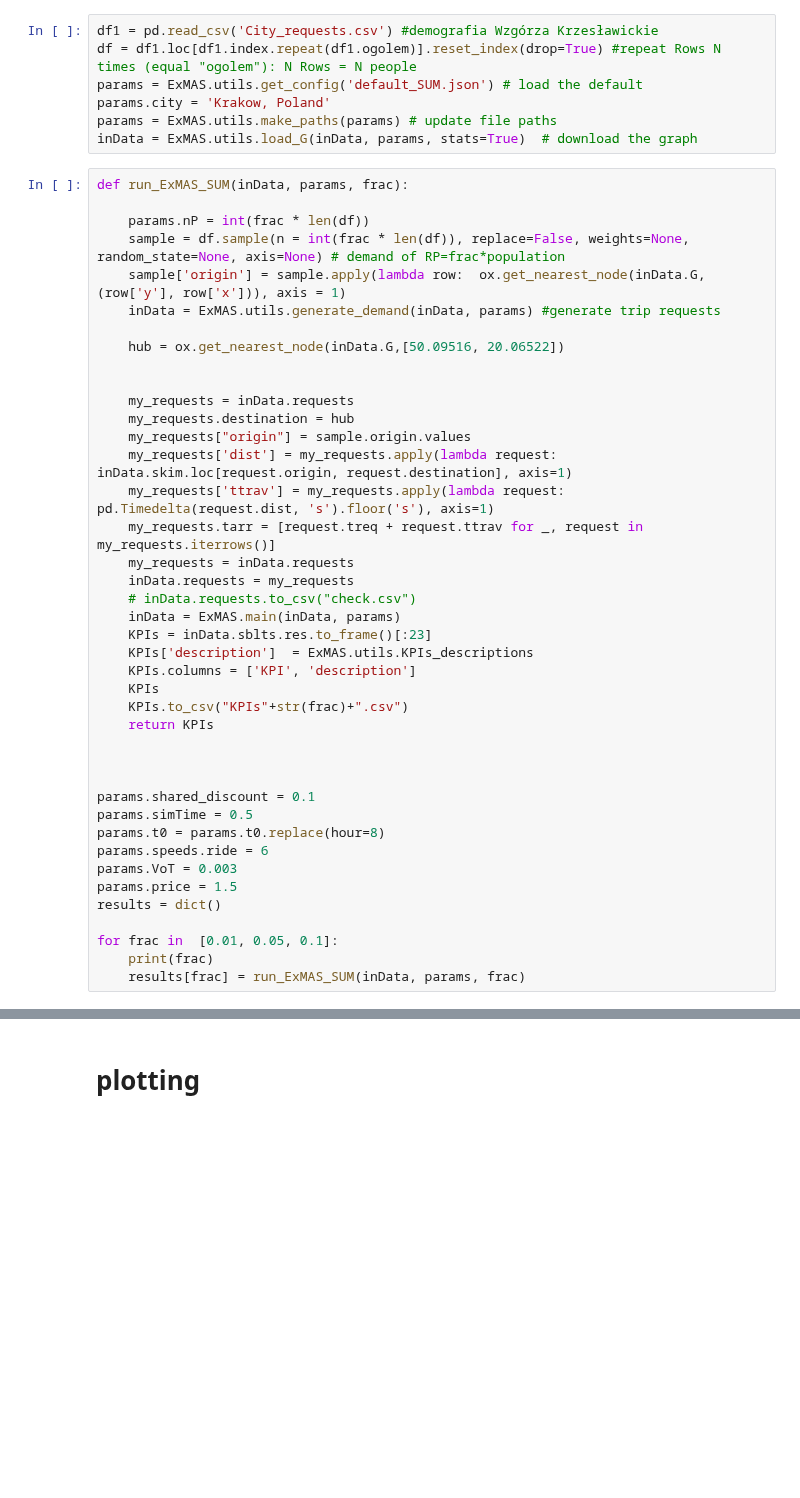
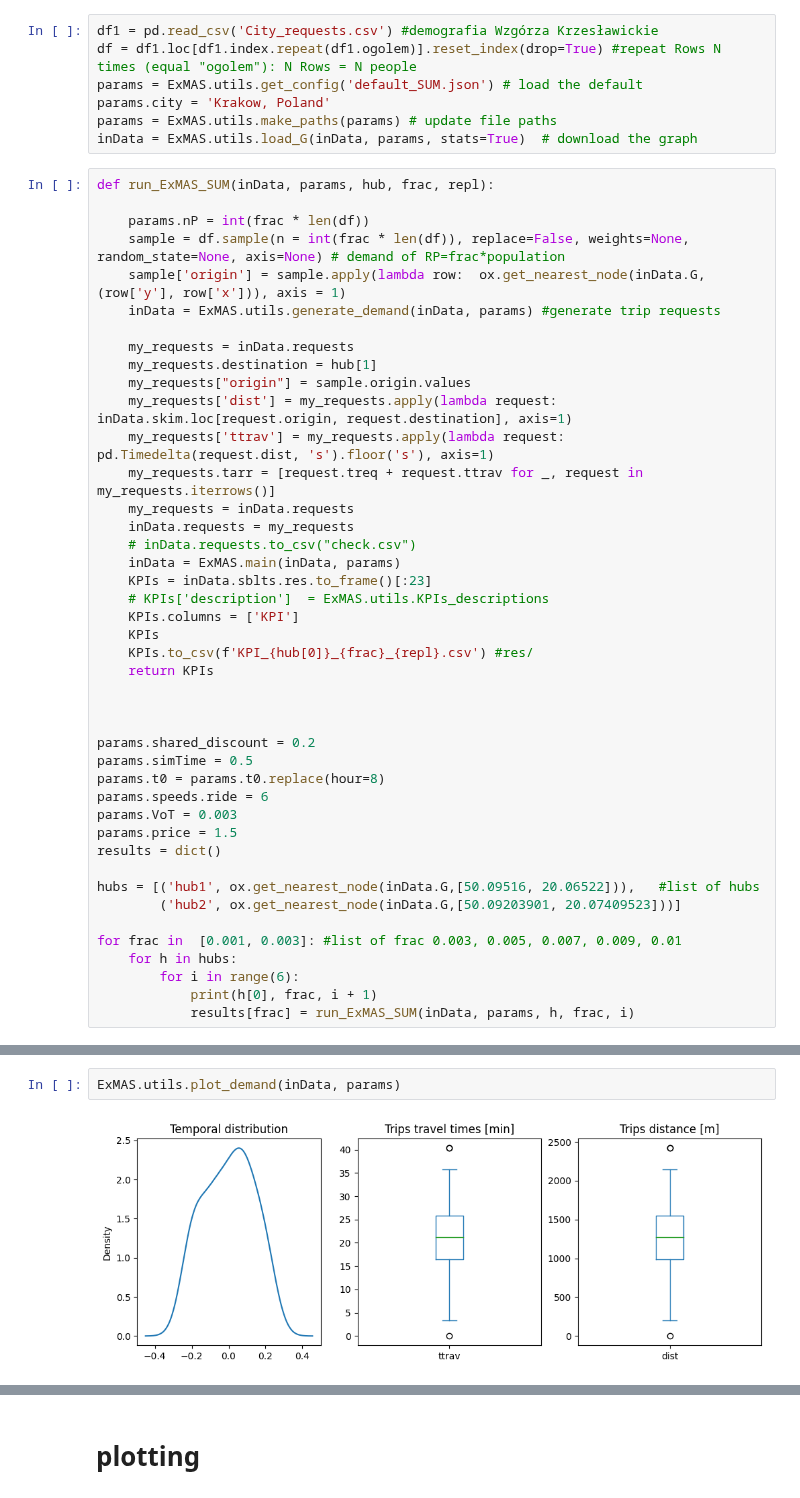
Before and after one commit to OlhaShulikaUJ/ExMAS-plotting, a Jupyter notebook: KRK/ExMAS_KRK_WK.ipynb, the cells around one changed output, grey strips where cells are left out. Drawn from its saved outputs; the diff is of its cells as text; blank space fills up the shorter version.

```diff
--- a/KRK/ExMAS_KRK_WK.ipynb
+++ b/KRK/ExMAS_KRK_WK.ipynb
@@ -75,18 +72,15 @@ params.city = 'Krakow, Poland'
 params = ExMAS.utils.make_paths(params) # update file paths
 inData = ExMAS.utils.load_G(inData, params, stats=True)  # download the graph
 # %%
-def run_ExMAS_SUM(inData, params, frac):
+def run_ExMAS_SUM(inData, params, hub, frac, repl):
 
     params.nP = int(frac * len(df))
     sample = df.sample(n = int(frac * len(df)), replace=False, weights=None, random_state=None, axis=None) # demand of RP=frac*population
     sample['origin'] = sample.apply(lambda row:  ox.get_nearest_node(inData.G, (row['y'], row['x'])), axis = 1)
     inData = ExMAS.utils.generate_demand(inData, params) #generate trip requests
 
-    hub = ox.get_nearest_node(inData.G,[50.09516, 20.06522])
-
-
     my_requests = inData.requests
-    my_requests.destination = hub
+    my_requests.destination = hub[1]
     my_requests["origin"] = sample.origin.values
     my_requests['dist'] = my_requests.apply(lambda request: inData.skim.loc[request.origin, request.destination], axis=1)
     my_requests['ttrav'] = my_requests.apply(lambda request: pd.Timedelta(request.dist, 's').floor('s'), axis=1)
@@ -96,15 +90,15 @@ def run_ExMAS_SUM(inData, params, frac):
     # inData.requests.to_csv("check.csv")
     inData = ExMAS.main(inData, params)
     KPIs = inData.sblts.res.to_frame()[:23]
-    KPIs['description']  = ExMAS.utils.KPIs_descriptions
-    KPIs.columns = ['KPI', 'description']
+    # KPIs['description']  = ExMAS.utils.KPIs_descriptions
+    KPIs.columns = ['KPI']
     KPIs
-    KPIs.to_csv("KPIs"+str(frac)+".csv")
+    KPIs.to_csv(f'KPI_{hub[0]}_{frac}_{repl}.csv') #res/
     return KPIs
 
 
 
-params.shared_discount = 0.1
+params.shared_discount = 0.2
 params.simTime = 0.5
 params.t0 = params.t0.replace(hour=8)
 params.speeds.ride = 6
@@ -112,7 +106,12 @@ params.VoT = 0.003
 params.price = 1.5
 results = dict()
 
-for frac in  [0.01, 0.05, 0.1]:
-    print(frac)
-    results[frac] = run_ExMAS_SUM(inData, params, frac)
+hubs = [('hub1', ox.get_nearest_node(inData.G,[50.09516, 20.06522])),   #list of hubs
+        ('hub2', ox.get_nearest_node(inData.G,[50.09203901, 20.07409523]))]
+
+for frac in  [0.001, 0.003]: #list of frac 0.003, 0.005, 0.007, 0.009, 0.01
+    for h in hubs:
+        for i in range(6):
+            print(h[0], frac, i + 1)
+            results[frac] = run_ExMAS_SUM(inData, params, h, frac, i)
 # %% [output]
@@ -139,0 +143,4 @@ reduced by matching to:               52,767
+# %%
+ExMAS.utils.plot_demand(inData, params)
+# %% [output]
+[figure, added]
```
Also changed, not shown: parts of 15 cells of this notebook.
